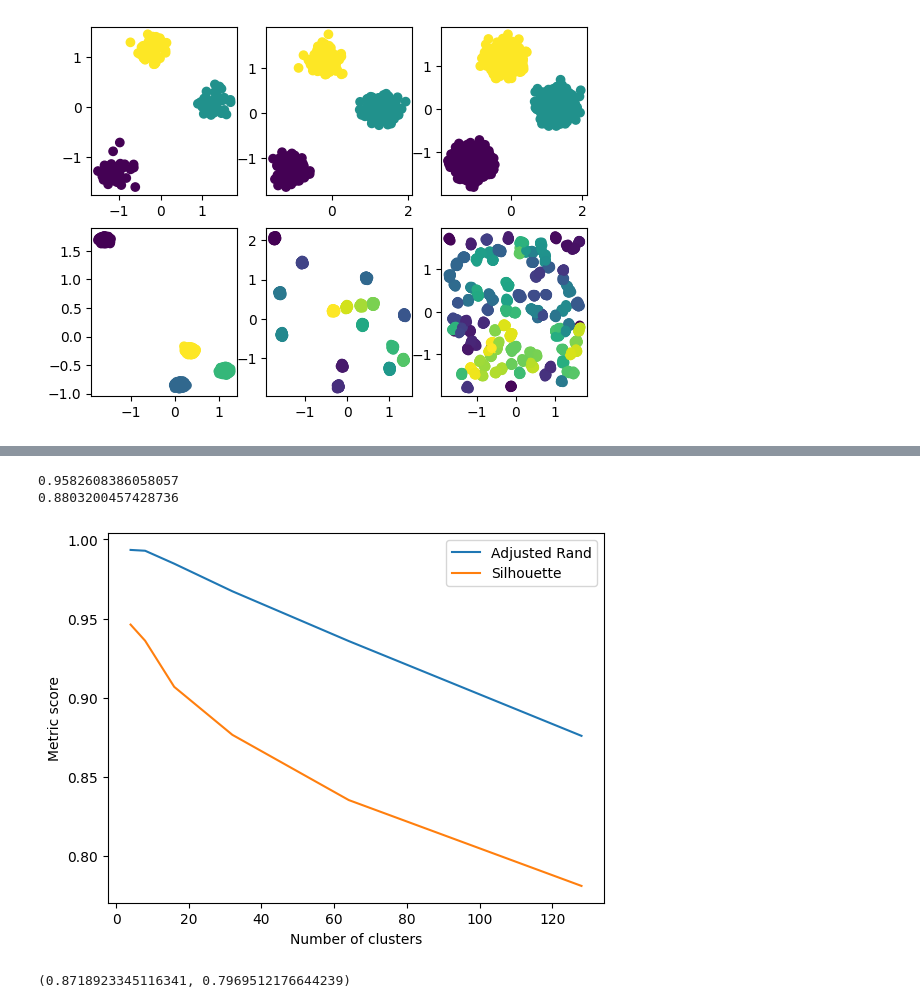
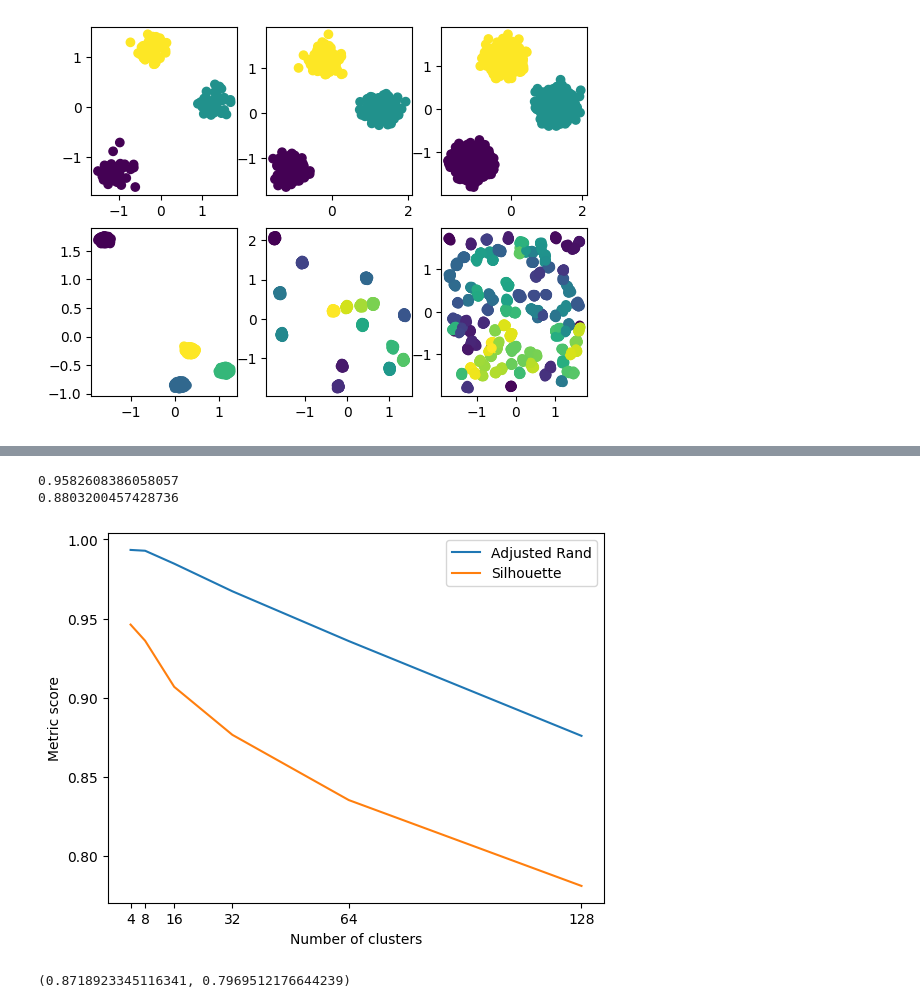
Before and after one commit to mk43v3r/SC4020-Data-Analytics, a Jupyter notebook: HDBSCAN.ipynb, the cells around one changed output, grey strips where cells are left out. Drawn from its saved outputs; the diff is of its cells as text; code cells hidden in the pictures.

```diff
--- a/HDBSCAN.ipynb
+++ b/HDBSCAN.ipynb
@@ -147,34 +150,36 @@ for cc in cluster_counts:
     average_adjusted_rand = sum_adjusted_rand / n
     average_sil = sum_sil / n
     average_time = total_time / n
 
     cc_ar_scores.append(average_adjusted_rand)
     cc_sil_scores.append(average_sil)
     cc_average_times.append(average_time)
 
 cc_overall_average_ar = sum(cc_ar_scores)/len(sample_sizes)
 print(cc_overall_average_ar)
 
 cc_overall_average_sil = sum(cc_sil_scores)/len(sample_sizes)
 print(cc_overall_average_sil)
 
 plt.xlabel("Number of clusters")
 plt.ylabel("Metric score")
 
 plt.plot(cluster_counts, cc_ar_scores, label="Adjusted Rand")
 plt.plot(cluster_counts, cc_sil_scores, label="Silhouette")
 
+plt.xticks(cluster_counts)
+
 plt.legend()
 plt.show()
 # Adjusted rand score and silhouette score decrease as the number
 # of cluster increases
 # Possible explanations are that HDBSCAN performance worsens as
 # number of clusters increase or
 # the way we generate the data might be the reason for this degradation
 # %% [output]
 0.9582608386058057
 0.8803200457428736
-[figure, old version]
+[figure, new version]
 # %%
 hdbscan_average_ar = (cc_overall_average_ar + ss_overall_average_ar)/2
 hdbscan_average_sil = (cc_overall_average_sil + ss_overall_average_sil)/2
```
Also changed, not shown: parts of 14 cells of this notebook, 2 other files.
